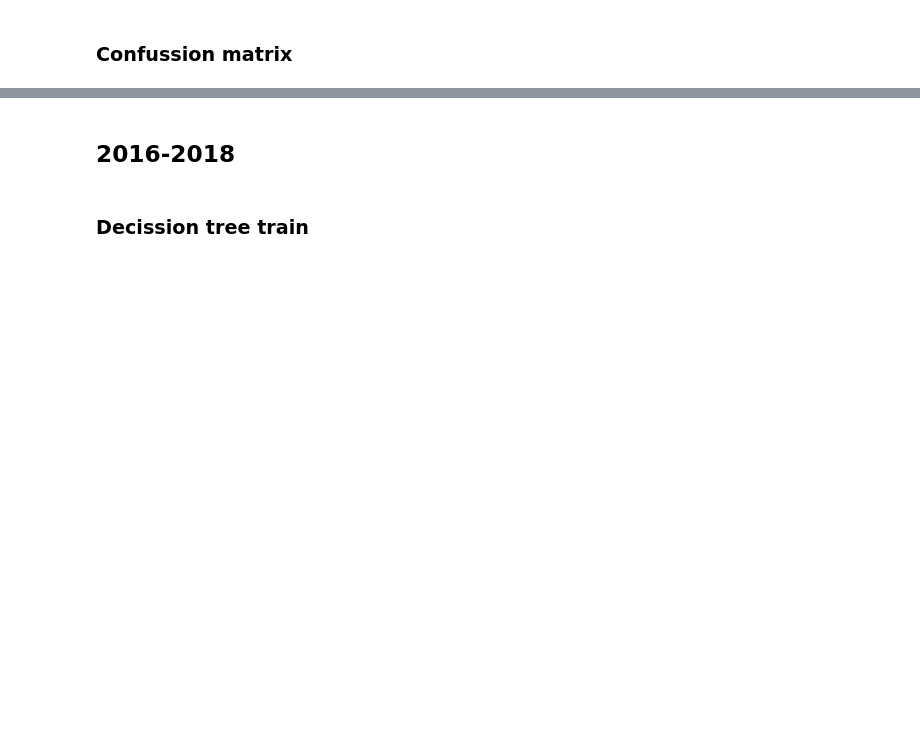
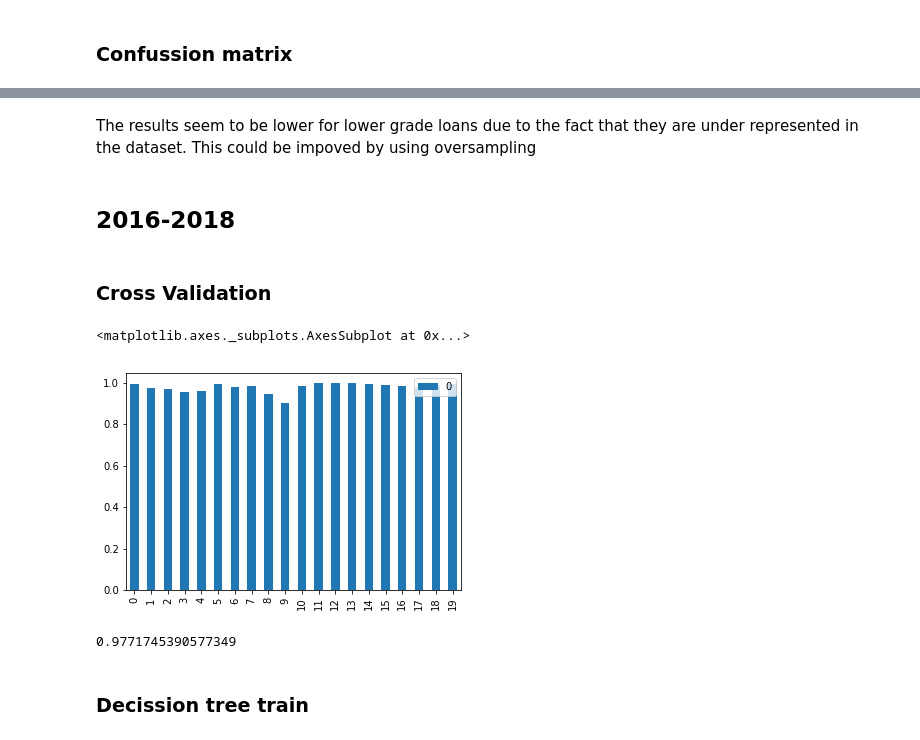
Before and after one commit to VilmaDaukantaite/final_project, a Jupyter notebook: machine_learning.ipynb, the cells around one changed output, grey strips where cells are left out. Cells and saved outputs as stored; diff of their text form; code cells hidden in the pictures; blank space fills up the shorter version.

```diff
--- a/machine_learning.ipynb
+++ b/machine_learning.ipynb
@@ -78,0 +39,2 @@ loans_train = pd.get_dummies(loans_train)
+# %%
+accepted2016.drop((drop_no_var2007 + post_loan_list2007 + drop_list_obj), axis = 1, inplace=True)
@@ -116,2 +143,21 @@ print(classification_report(grade_test,y_pred))
+# %% [markdown]
+The results seem to be lower for lower grade loans due to the fact that they are under represented in the dataset. This could be impoved by using oversampling
 # %% [markdown]
 ## 2016-2018
+# %% [markdown]
+### Cross Validation
+# %%
+accepted2016_grade = accepted2016["grade"]
+accepted2016_features = accepted2016.drop("grade", axis = 1)
+accepted2016_features = pd.get_dummies(accepted2016_features)
+# %%
+cv = cross_val_score(DecisionTreeClassifier(),accepted2016_features, accepted2016_grade, cv=20)
+# %%
+pd.DataFrame(cv).plot(kind="bar")
+# %% [output]
+<matplotlib.axes._subplots.AxesSubplot at 0x...>
+[figure, added]
+# %%
+np.mean(cv)
+# %% [output]
+0.9771745390577349
```
Also changed, not shown: parts of 50 cells of this notebook.
